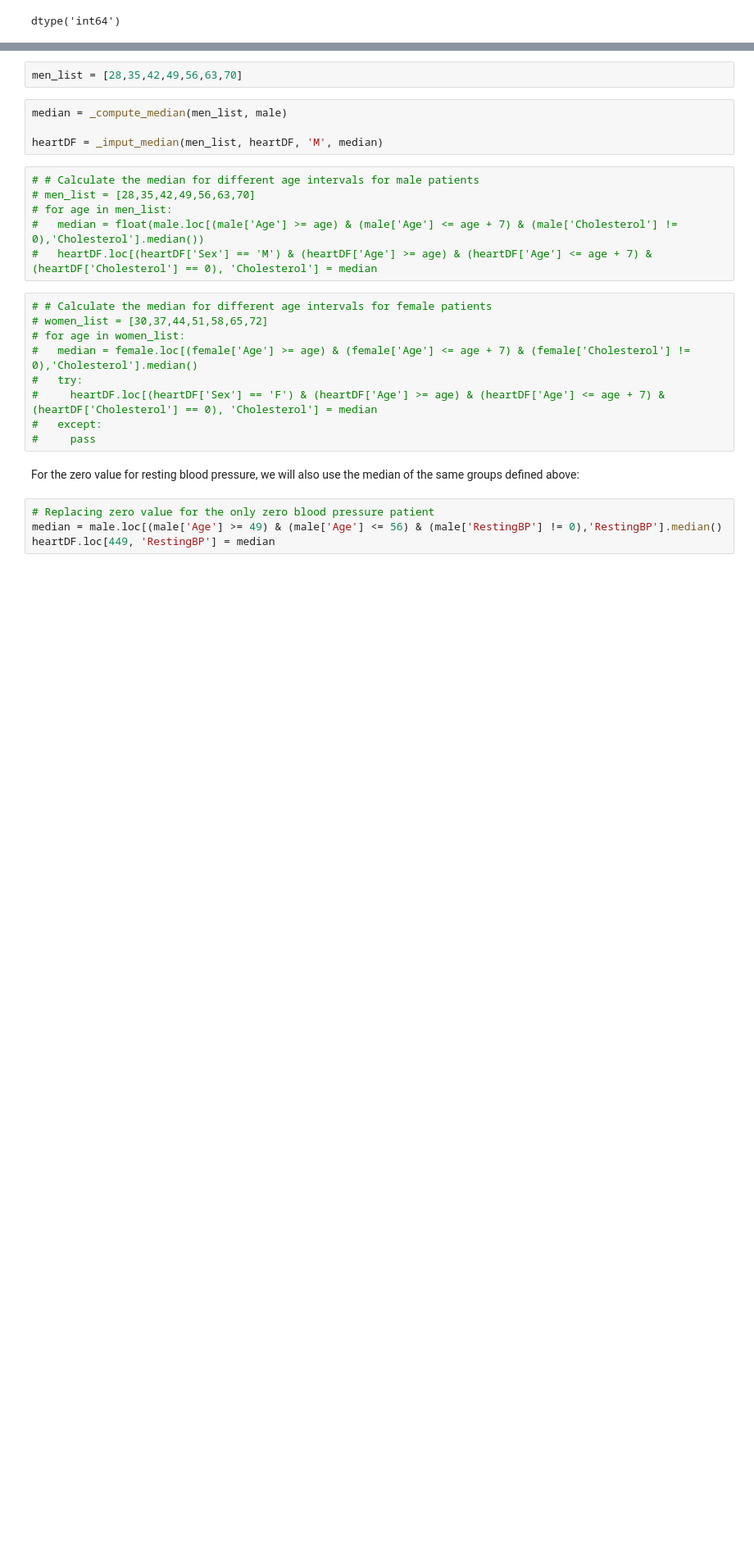
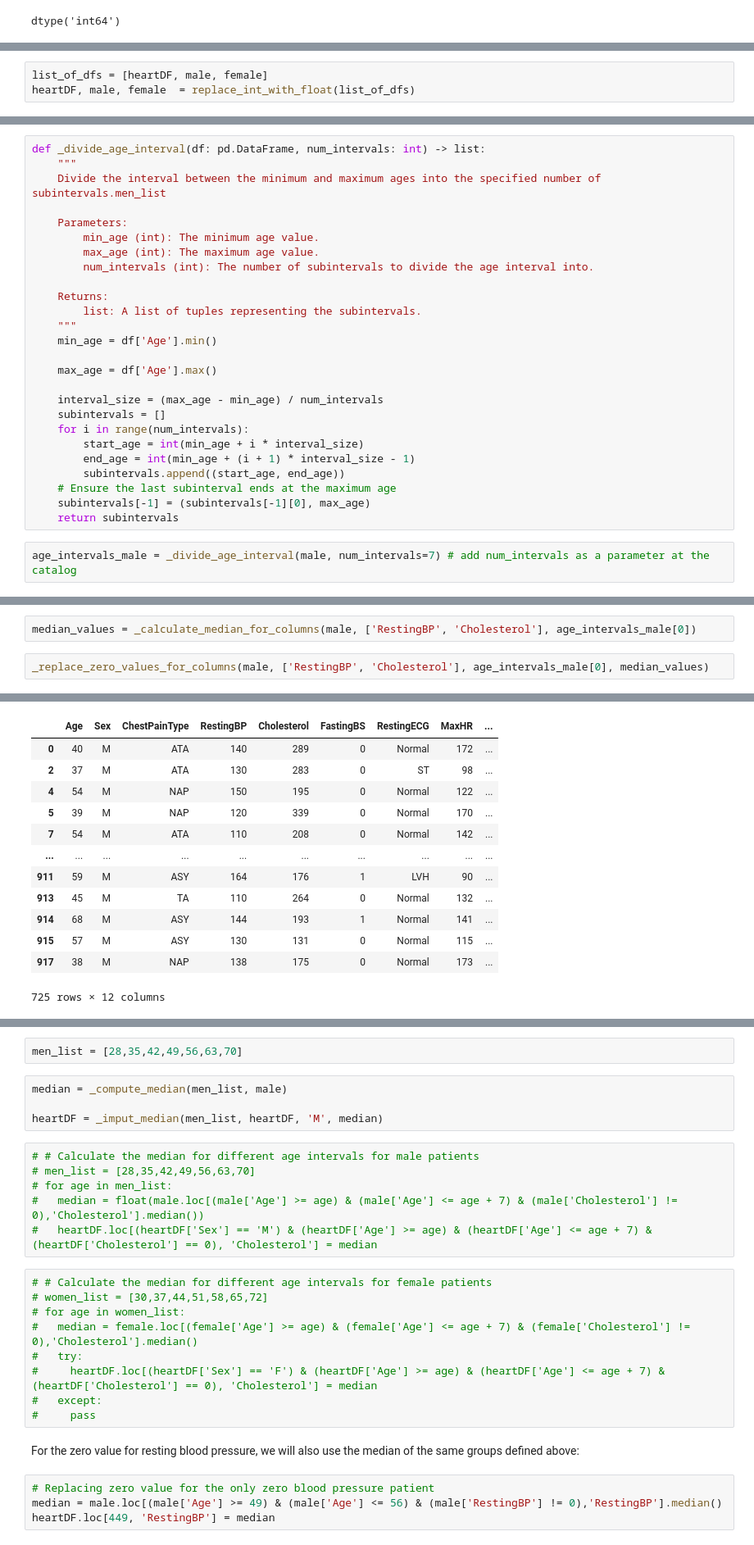
Before and after one commit to RenatodaCostaSantos/Data_science_projects, a Jupyter notebook: cardio-again/notebooks/Notebook_to_nodes.ipynb, the cells around one changed output, grey strips where cells are left out. Shown: that part at 82% size. Drawn from its saved outputs; the diff is of its cells as text; blank space fills up the shorter version.

```diff
--- a/cardio-again/notebooks/Notebook_to_nodes.ipynb
+++ b/cardio-again/notebooks/Notebook_to_nodes.ipynb
@@ -506,3 +438,6 @@ heartDF = replace_int_with_float(heartDF)
+# %%
+list_of_dfs = [heartDF, male, female]
+heartDF, male, female  = replace_int_with_float(list_of_dfs)
 # %%
 heartDF.dtypes
 # %% [output]
@@ -522,0 +492,28 @@ dtype: object
+# %%
+def _divide_age_interval(df: pd.DataFrame, num_intervals: int) -> list:
+    """
+    Divide the interval between the minimum and maximum ages into the specified number of subintervals.men_list
+
+    Parameters:
+        min_age (int): The minimum age value.
+        max_age (int): The maximum age value.
+        num_intervals (int): The number of subintervals to divide the age interval into.
+
+    Returns:
+        list: A list of tuples representing the subintervals.
+    """
+    min_age = df['Age'].min()
+
+    max_age = df['Age'].max()
+
+    interval_size = (max_age - min_age) / num_intervals
+    subintervals = []
+    for i in range(num_intervals):
+        start_age = int(min_age + i * interval_size)
+        end_age = int(min_age + (i + 1) * interval_size - 1)
+        subintervals.append((start_age, end_age))
+    # Ensure the last subinterval ends at the maximum age
+    subintervals[-1] = (subintervals[-1][0], max_age)
+    return subintervals
+# %%
+age_intervals_male = _divide_age_interval(male, num_intervals=7) # add num_intervals as a parameter at the catalog
@@ -522,0 +575,5 @@ dtype: object
+# %%
+median_values = _calculate_median_for_columns(male, ['RestingBP', 'Cholesterol'], age_intervals_male[0])
+# %%
+_replace_zero_values_for_columns(male, ['RestingBP', 'Cholesterol'], age_intervals_male[0], median_values)
+# %% [output]
@@ -522,0 +581,13 @@ dtype: object
+|  | Age | Sex | ChestPainType | RestingBP | Cholesterol | FastingBS | RestingECG | MaxHR | ... |
+| 0 | 40 | M | ATA | 140 | 289 | 0 | Normal | 172 | ... |
+| 2 | 37 | M | ATA | 130 | 283 | 0 | ST | 98 | ... |
+| 4 | 54 | M | NAP | 150 | 195 | 0 | Normal | 122 | ... |
+| 5 | 39 | M | NAP | 120 | 339 | 0 | Normal | 170 | ... |
+| 7 | 54 | M | ATA | 110 | 208 | 0 | Normal | 142 | ... |
+| ... | ... | ... | ... | ... | ... | ... | ... | ... | ... |
+| 911 | 59 | M | ASY | 164 | 176 | 1 | LVH | 90 | ... |
+| 913 | 45 | M | TA | 110 | 264 | 0 | Normal | 132 | ... |
+| 914 | 68 | M | ASY | 144 | 193 | 1 | Normal | 141 | ... |
+| 915 | 57 | M | ASY | 130 | 131 | 0 | Normal | 115 | ... |
+| 917 | 38 | M | NAP | 138 | 175 | 0 | Normal | 173 | ... |
+725 rows × 12 columns
```
Also changed, not shown: parts of 77 cells of this notebook, 1 other file.
